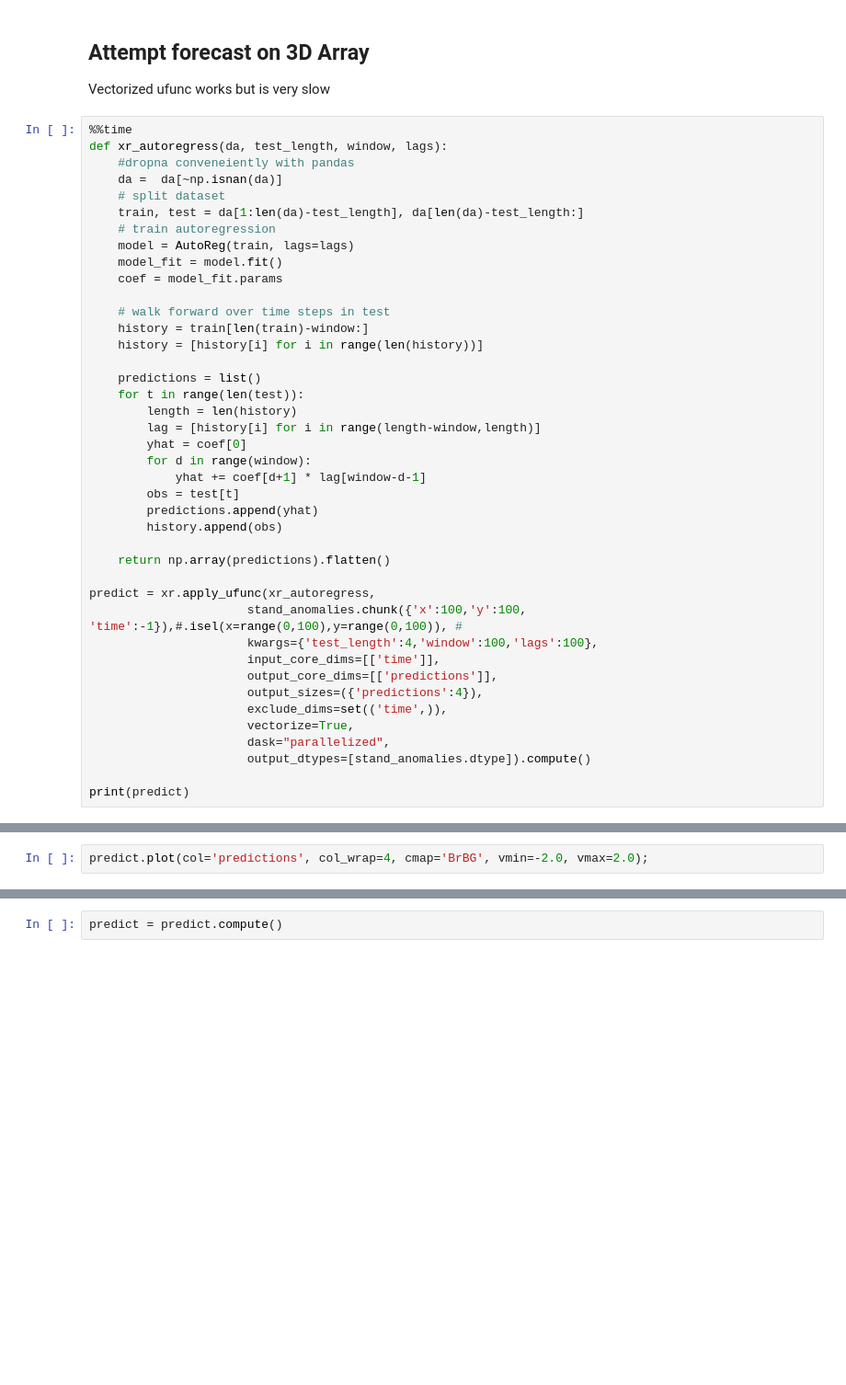
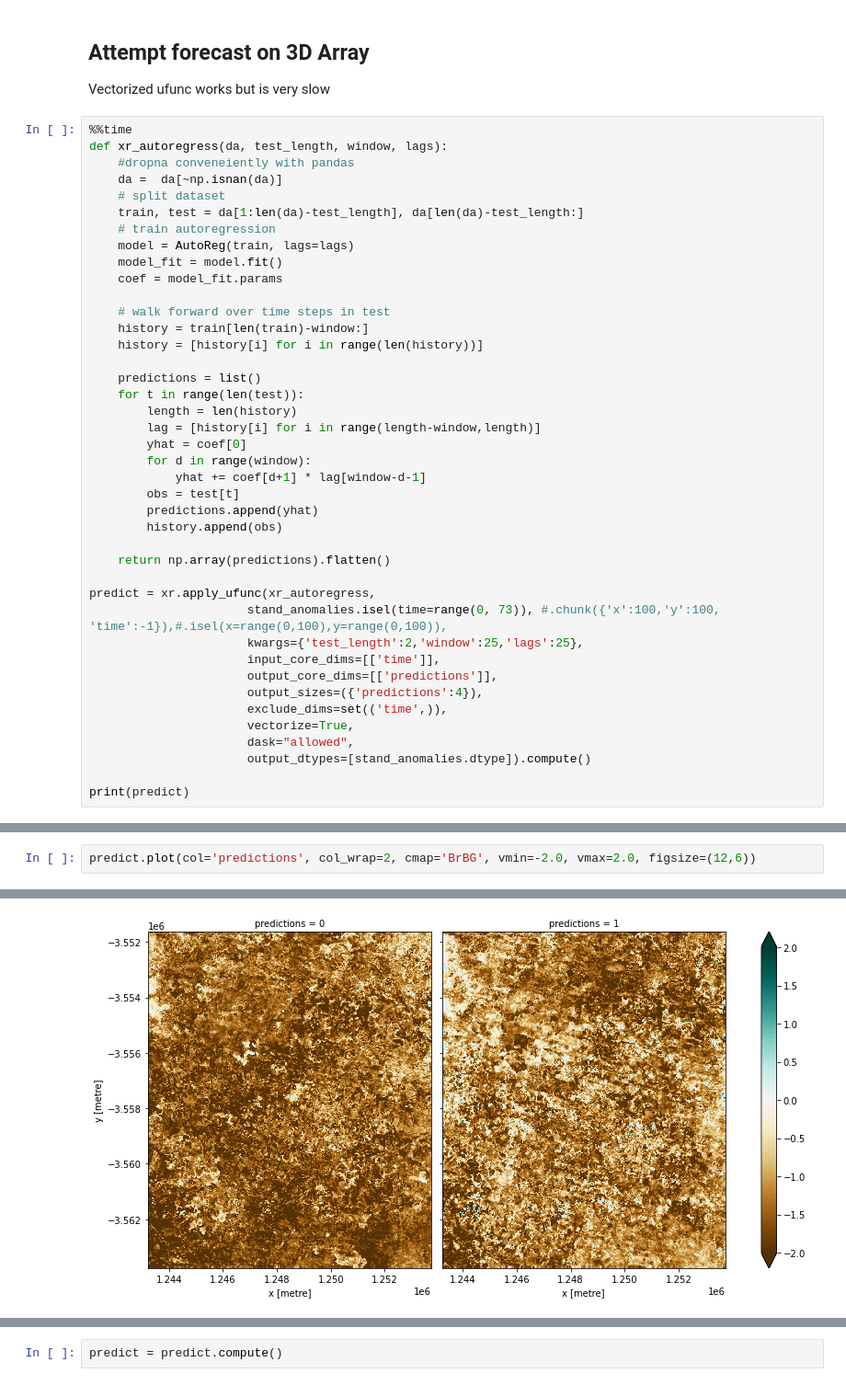
Before and after one commit to cbur24/vegetation_forecasts, a Jupyter notebook: testing.ipynb, the cells around one changed output, grey strips where cells are left out. Shown at 92% size. Drawn from its saved outputs; the diff is of its cells as text; blank space fills up the shorter version.

```diff
--- a/testing.ipynb
+++ b/testing.ipynb
@@ -249,14 +240,14 @@ def xr_autoregress(da, test_length, window, lags):
     return np.array(predictions).flatten()
 
 predict = xr.apply_ufunc(xr_autoregress,
-                      stand_anomalies.chunk({'x':100,'y':100, 'time':-1}),#.isel(x=range(0,100),y=range(0,100)), #
-                      kwargs={'test_length':4,'window':100,'lags':100},
+                      stand_anomalies.isel(time=range(0, 73)), #.chunk({'x':100,'y':100, 'time':-1}),#.isel(x=range(0,100),y=range(0,100)),
+                      kwargs={'test_length':2,'window':25,'lags':25},
                       input_core_dims=[['time']],
                       output_core_dims=[['predictions']],
                       output_sizes=({'predictions':4}),
                       exclude_dims=set(('time',)),
                       vectorize=True,
-                      dask="parallelized",
+                      dask="allowed",
                       output_dtypes=[stand_anomalies.dtype]).compute()
 
 print(predict)
@@ -263,2 +272,3 @@ print(predict)
 # %%
-predict.plot(col='predictions', col_wrap=4, cmap='BrBG', vmin=-2.0, vmax=2.0);
+predict.plot(col='predictions', col_wrap=2, cmap='BrBG', vmin=-2.0, vmax=2.0, figsize=(12,6))
+# %% [output]
@@ -264,0 +276 @@ predict.plot(col='predictions', col_wrap=4, cmap='BrBG', vmin=-2.0, vmax=2.0);
+[figure, added]
```
Also changed, not shown: parts of 22 cells of this notebook.
